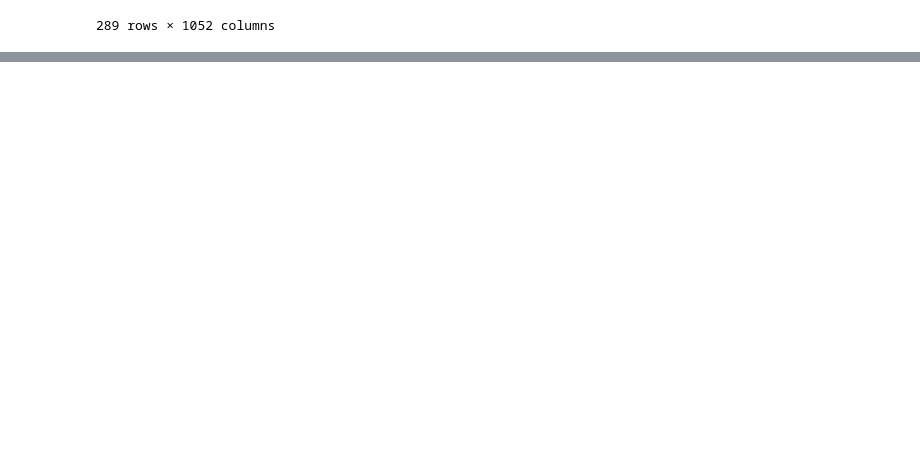
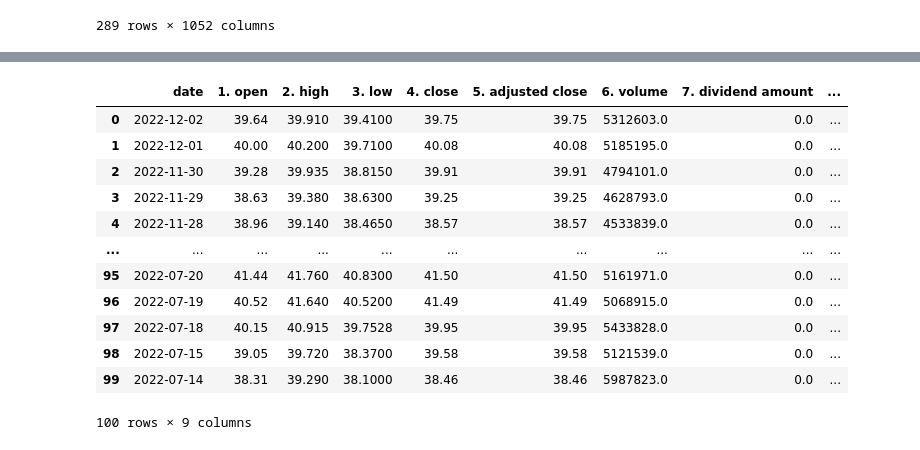
Before and after one commit to AIDA-Saskatchewan-polytechnic/Final_project_by_Naveen-Nilesh, a Jupyter notebook: Source/final_project.ipynb, the cells around one changed output, grey strips where cells are left out. Saved outputs shown, nothing was run; the diff lists cells and outputs as text; code cells hidden in the pictures; blank space fills up the shorter version.

```diff
--- a/Source/final_project.ipynb
+++ b/Source/final_project.ipynb
@@ -59,0 +148,18 @@ df_global_levela
+# %%
+#Reseting index of travel dataFrame.
+dataFrame_travel = pd.DataFrame(c_travel[0]).reset_index(level=0)
+dataFrame_travel
+# %% [output]
+|  | date | 1. open | 2. high | 3. low | 4. close | 5. adjusted close | 6. volume | 7. dividend amount | ... |
+| 0 | 2022-12-02 | 39.64 | 39.910 | 39.4100 | 39.75 | 39.75 | 5312603.0 | 0.0 | ... |
+| 1 | 2022-12-01 | 40.00 | 40.200 | 39.7100 | 40.08 | 40.08 | 5185195.0 | 0.0 | ... |
+| 2 | 2022-11-30 | 39.28 | 39.935 | 38.8150 | 39.91 | 39.91 | 4794101.0 | 0.0 | ... |
+| 3 | 2022-11-29 | 38.63 | 39.380 | 38.6300 | 39.25 | 39.25 | 4628793.0 | 0.0 | ... |
+| 4 | 2022-11-28 | 38.96 | 39.140 | 38.4650 | 38.57 | 38.57 | 4533839.0 | 0.0 | ... |
+| ... | ... | ... | ... | ... | ... | ... | ... | ... | ... |
+| 95 | 2022-07-20 | 41.44 | 41.760 | 40.8300 | 41.50 | 41.50 | 5161971.0 | 0.0 | ... |
+| 96 | 2022-07-19 | 40.52 | 41.640 | 40.5200 | 41.49 | 41.49 | 5068915.0 | 0.0 | ... |
+| 97 | 2022-07-18 | 40.15 | 40.915 | 39.7528 | 39.95 | 39.95 | 5433828.0 | 0.0 | ... |
+| 98 | 2022-07-15 | 39.05 | 39.720 | 38.3700 | 39.58 | 39.58 | 5121539.0 | 0.0 | ... |
+| 99 | 2022-07-14 | 38.31 | 39.290 | 38.1000 | 38.46 | 38.46 | 5987823.0 | 0.0 | ... |
+100 rows × 9 columns
```
Also changed, not shown: parts of 10 cells of this notebook.
